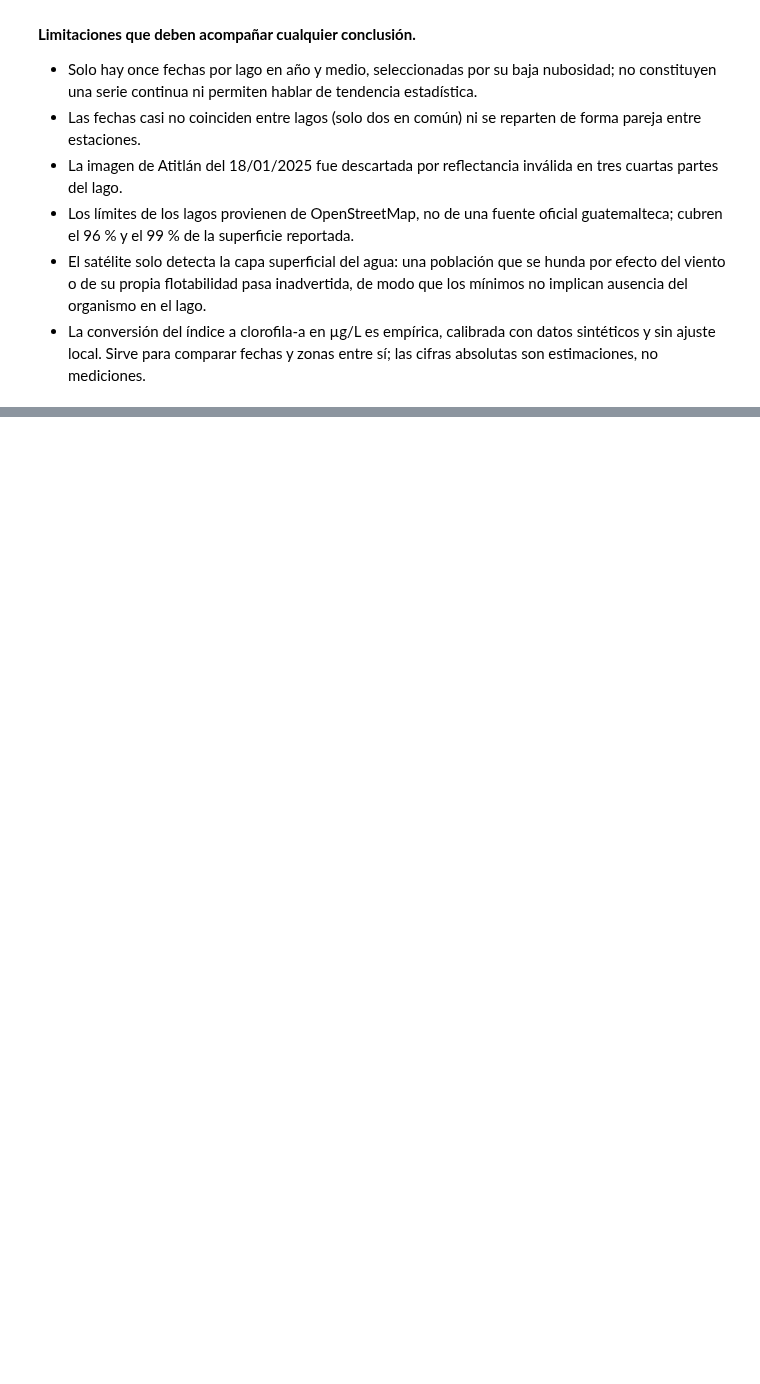
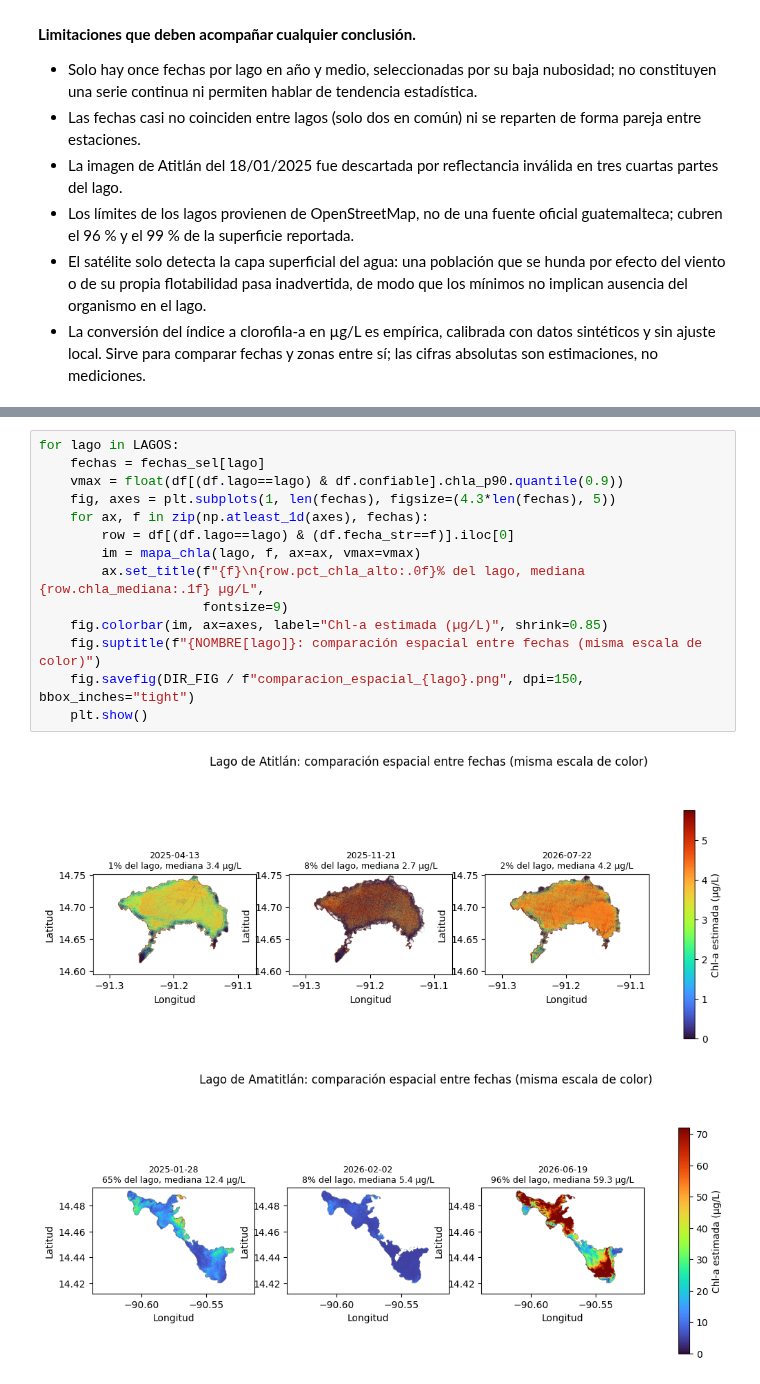
Before and after one commit to nicollegordillo/An-lisis-Geoespacial-y-sensores-remotos, a Jupyter notebook: 02_analisis.ipynb, the cells around one changed output, grey strips where cells are left out. Cells and saved outputs as stored; diff of their text form; blank space fills up the shorter version.

```diff
--- a/02_analisis.ipynb
+++ b/02_analisis.ipynb
@@ -660,0 +753,17 @@ son tan bajos que no permiten distinguir un patrón.
+# %%
+for lago in LAGOS:
+    fechas = fechas_sel[lago]
+    vmax = float(df[(df.lago==lago) & df.confiable].chla_p90.quantile(0.9))
+    fig, axes = plt.subplots(1, len(fechas), figsize=(4.3*len(fechas), 5))
+    for ax, f in zip(np.atleast_1d(axes), fechas):
+        row = df[(df.lago==lago) & (df.fecha_str==f)].iloc[0]
+        im = mapa_chla(lago, f, ax=ax, vmax=vmax)
+        ax.set_title(f"{f}\n{row.pct_chla_alto:.0f}% del lago, mediana {row.chla_mediana:.1f} µg/L",
+                     fontsize=9)
+    fig.colorbar(im, ax=axes, label="Chl-a estimada (µg/L)", shrink=0.85)
+    fig.suptitle(f"{NOMBRE[lago]}: comparación espacial entre fechas (misma escala de color)")
+    fig.savefig(DIR_FIG / f"comparacion_espacial_{lago}.png", dpi=150, bbox_inches="tight")
+    plt.show()
+# %% [output]
+[figure, added]
+[figure, added]
```
Also changed, not shown: parts of 14 cells of this notebook, 15 other files.
